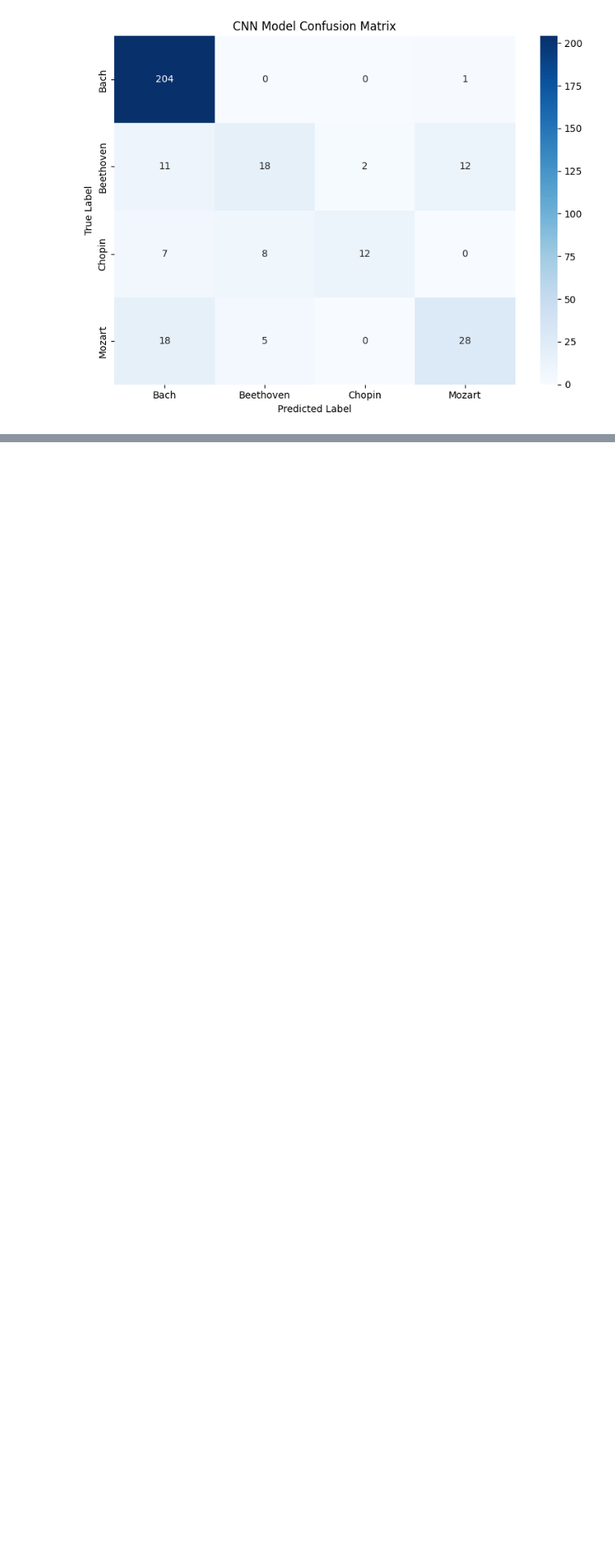
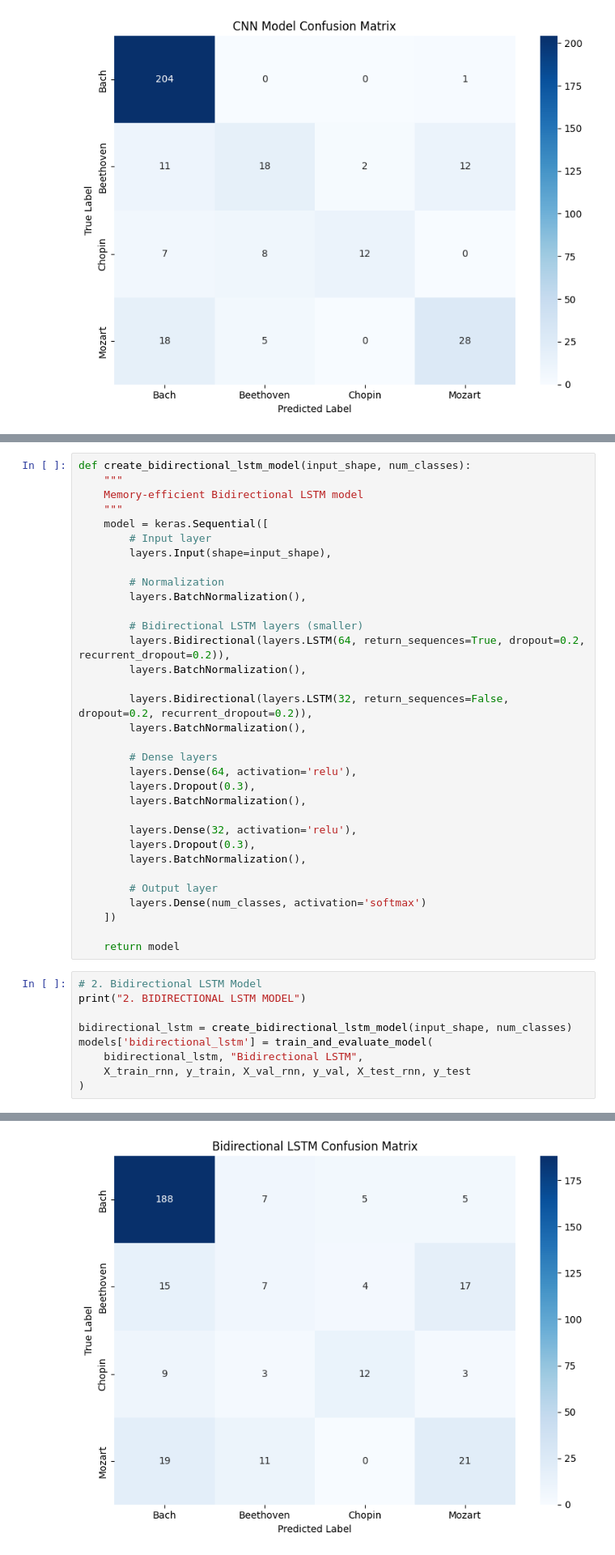
Before and after one commit to qmou11/music_genre_composer_classification, a Jupyter notebook: final prject (1).ipynb, the cells around one changed output, grey strips where cells are left out. Shown at 81% size. Cells and saved outputs as stored; diff of their text form; blank space fills up the shorter version.

```diff
--- a/final prject (1).ipynb
+++ b/final prject (1).ipynb
@@ -1081,0 +1351,43 @@ weighted avg       0.79      0.80      0.78       326
+# %%
+def create_bidirectional_lstm_model(input_shape, num_classes):
+    """
+    Memory-efficient Bidirectional LSTM model
+    """
+    model = keras.Sequential([
+        # Input layer
+        layers.Input(shape=input_shape),
+
+        # Normalization
+        layers.BatchNormalization(),
+
+        # Bidirectional LSTM layers (smaller)
+        layers.Bidirectional(layers.LSTM(64, return_sequences=True, dropout=0.2, recurrent_dropout=0.2)),
+        layers.BatchNormalization(),
+
+        layers.Bidirectional(layers.LSTM(32, return_sequences=False, dropout=0.2, recurrent_dropout=0.2)),
+        layers.BatchNormalization(),
+
+        # Dense layers
+        layers.Dense(64, activation='relu'),
+        layers.Dropout(0.3),
+        layers.BatchNormalization(),
+
+        layers.Dense(32, activation='relu'),
+        layers.Dropout(0.3),
+        layers.BatchNormalization(),
+
+        # Output layer
+        layers.Dense(num_classes, activation='softmax')
+    ])
+
+    return model
+# %%
+# 2. Bidirectional LSTM Model
+print("2. BIDIRECTIONAL LSTM MODEL")
+
+bidirectional_lstm = create_bidirectional_lstm_model(input_shape, num_classes)
+models['bidirectional_lstm'] = train_and_evaluate_model(
+    bidirectional_lstm, "Bidirectional LSTM",
+    X_train_rnn, y_train, X_val_rnn, y_val, X_test_rnn, y_test
+)
+# %% [output]
@@ -1081,0 +1429 @@ weighted avg       0.79      0.80      0.78       326
+[figure, added]
```
Also changed, not shown: parts of 10 cells of this notebook.
